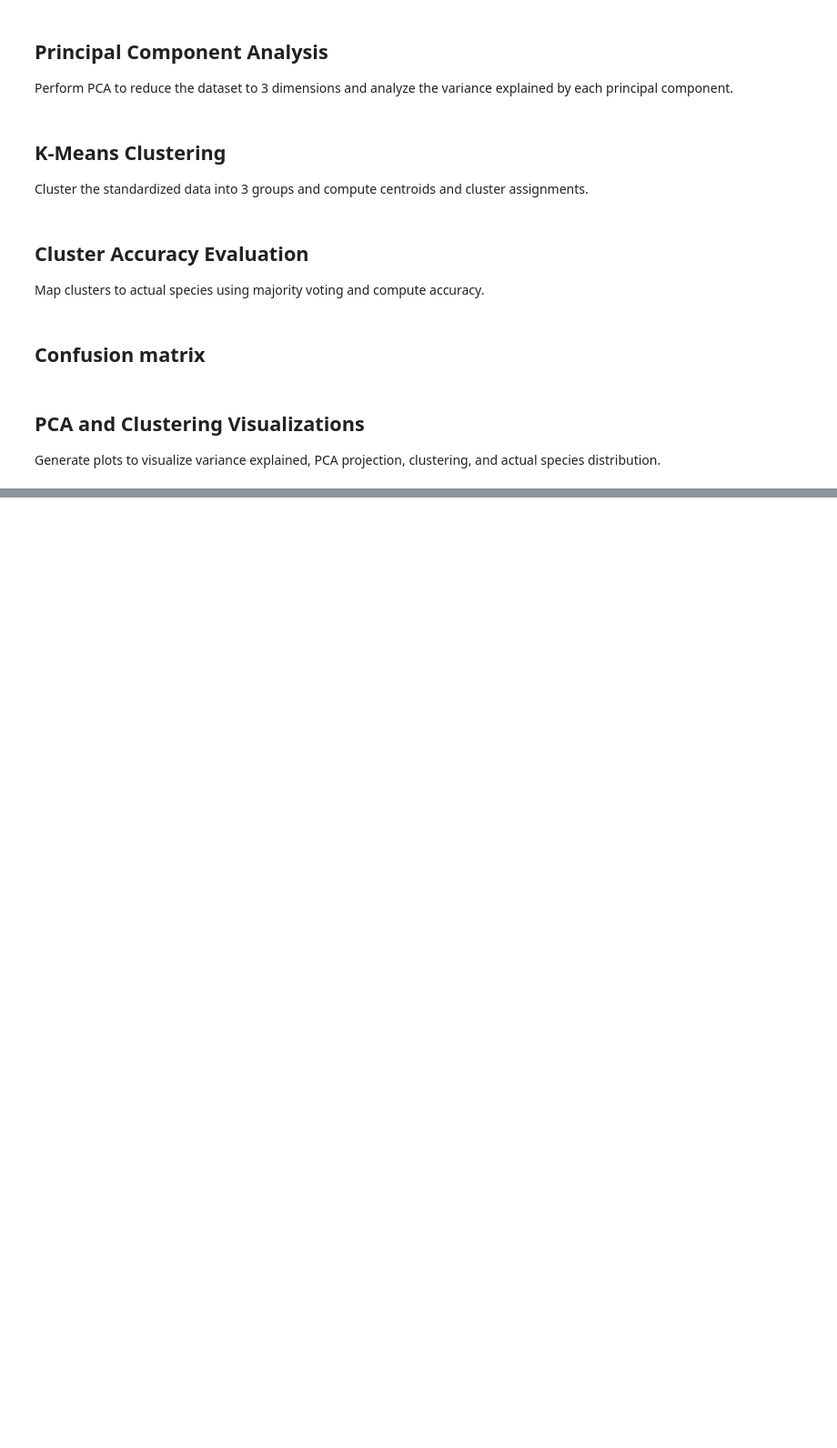
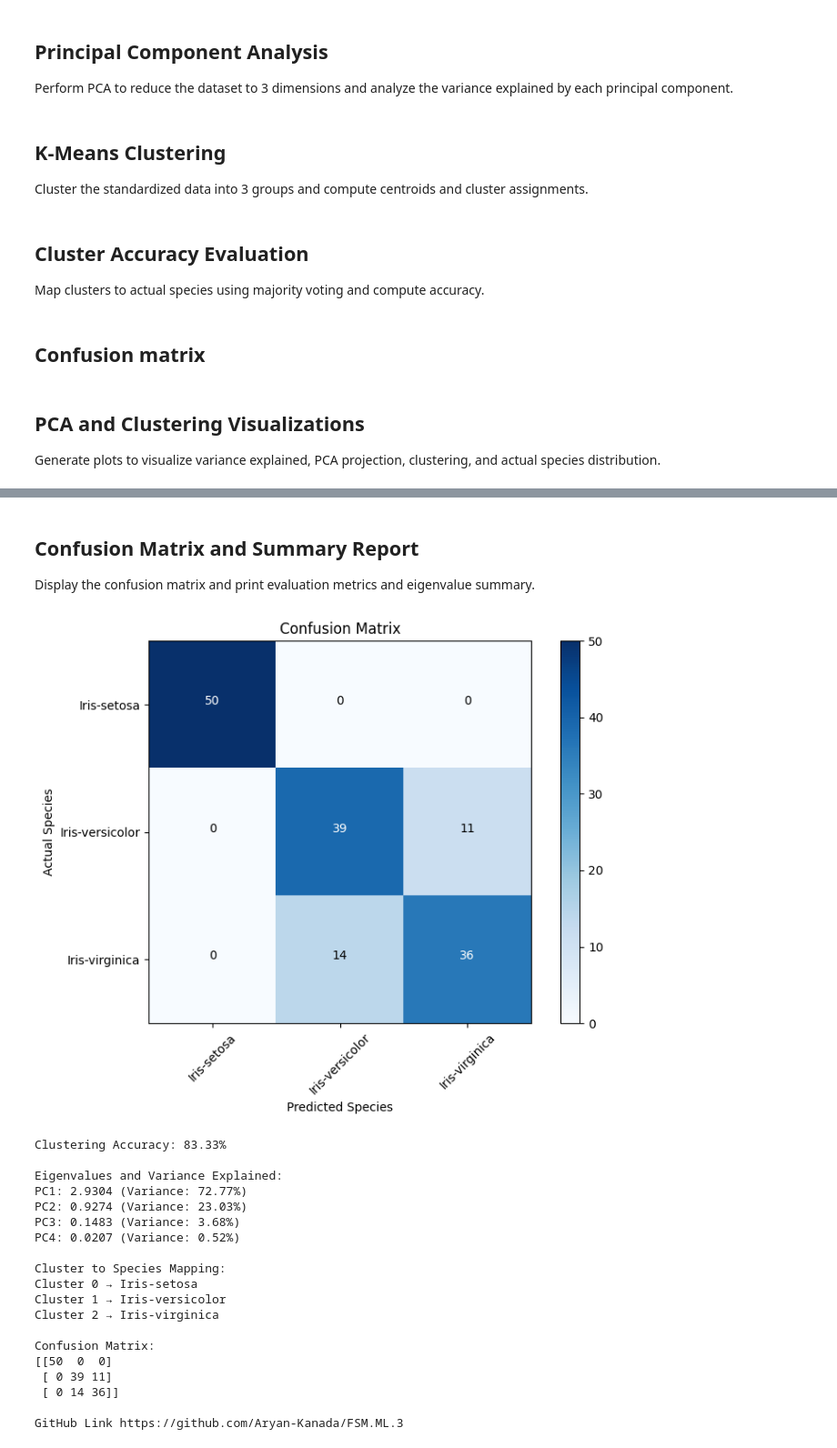
Before and after one commit to Aryan-Kanada/FSM.ML.3, a Jupyter notebook: sample.ipynb, the cells around one changed output, grey strips where cells are left out. Shown at 91% size. Cells and saved outputs as stored; diff of their text form; code cells hidden in the pictures; blank space fills up the shorter version.

Commit message:
Confusion Matrix and Summary

```diff
--- a/sample.ipynb
+++ b/sample.ipynb
@@ -144,0 +145,56 @@ plt.show()
+# %% [markdown]
+## Confusion Matrix and Summary Report
+ Display the confusion matrix and print evaluation metrics and eigenvalue summary.
+# %%
+plt.figure(figsize=(8, 6))
+plt.imshow(conf_matrix, cmap='Blues', interpolation='nearest')
+plt.colorbar()
+plt.xticks(np.arange(len(classes)), classes, rotation=45)
+plt.yticks(np.arange(len(classes)), classes)
+thresh = conf_matrix.max() / 2.
+for i in range(conf_matrix.shape[0]):
+    for j in range(conf_matrix.shape[1]):
+        plt.text(j, i, conf_matrix[i, j], ha='center', color='white' if conf_matrix[i, j] > thresh else 'black')
+plt.title('Confusion Matrix')
+plt.xlabel('Predicted Species')
+plt.ylabel('Actual Species')
+plt.tight_layout()
+plt.savefig('confusion_matrix.png', dpi=300)
+plt.show()
+
+print(f"Clustering Accuracy: {accuracy:.2f}%")
+print("\nEigenvalues and Variance Explained:")
+for i, val in enumerate(eigenvalues):
+    print(f"PC{i+1}: {val:.4f} (Variance: {variance_explained[i]:.2f}%)")
+
+print("\nCluster to Species Mapping:")
+for cluster_id, species in cluster_map.items():
+    print(f"Cluster {cluster_id} → {species}")
+
+print("\nConfusion Matrix:")
+print(conf_matrix)
+
+# GitHub
+link = 'https://github.com/Aryan-Kanada/FSM.ML.3'
+print("\nGitHub Link", link)
+# %% [output]
+[figure, added]
+Clustering Accuracy: 83.33%
+
+Eigenvalues and Variance Explained:
+PC1: 2.9304 (Variance: 72.77%)
+PC2: 0.9274 (Variance: 23.03%)
+PC3: 0.1483 (Variance: 3.68%)
+PC4: 0.0207 (Variance: 0.52%)
+
+Cluster to Species Mapping:
+Cluster 0 → Iris-setosa
+Cluster 1 → Iris-versicolor
+Cluster 2 → Iris-virginica
+
+Confusion Matrix:
+[[50  0  0]
+ [ 0 39 11]
+ [ 0 14 36]]
+
+GitHub Link https://github.com/Aryan-Kanada/FSM.ML.3
```
Also changed, not shown: parts of 1 cell of this notebook.
